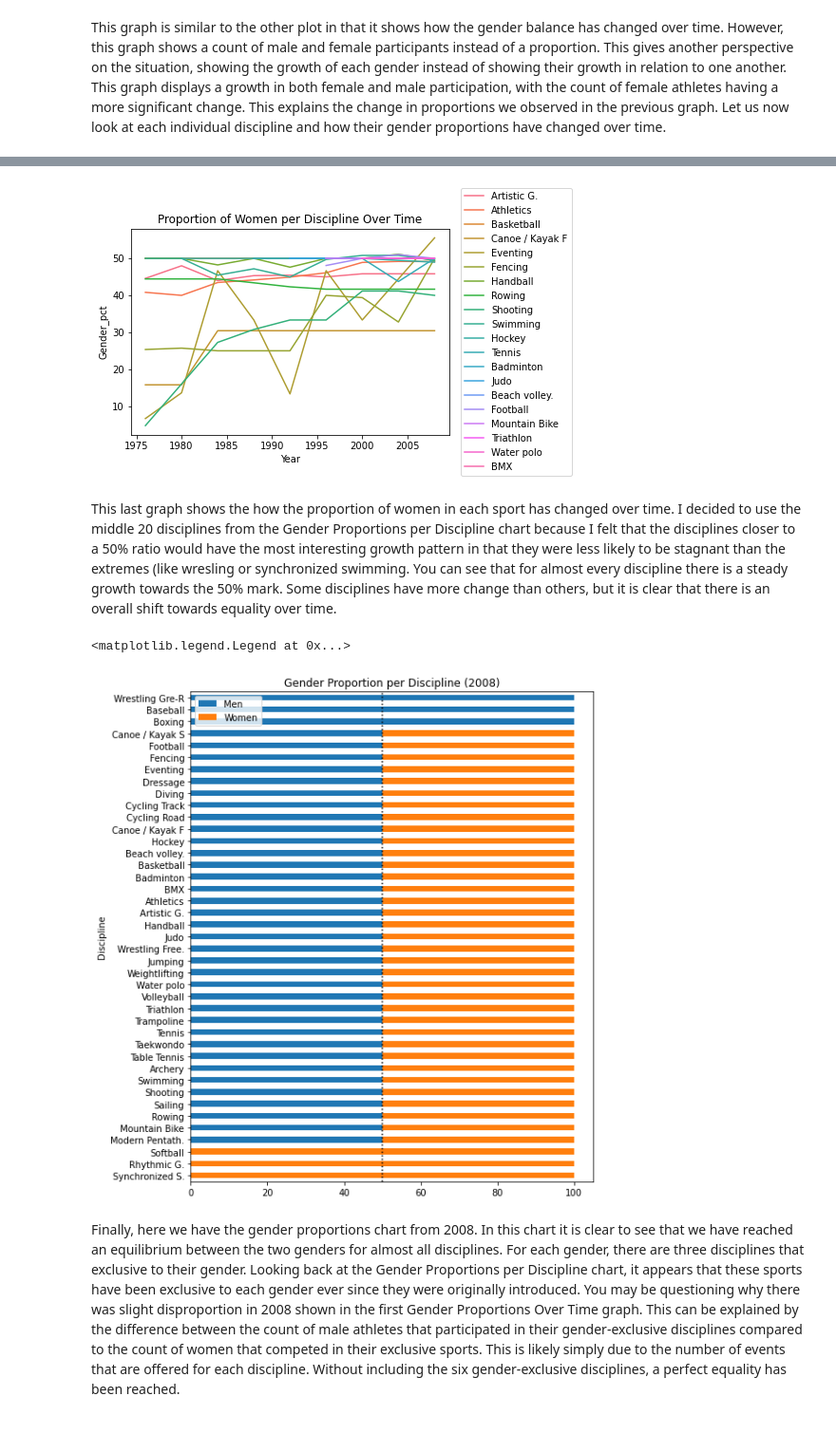
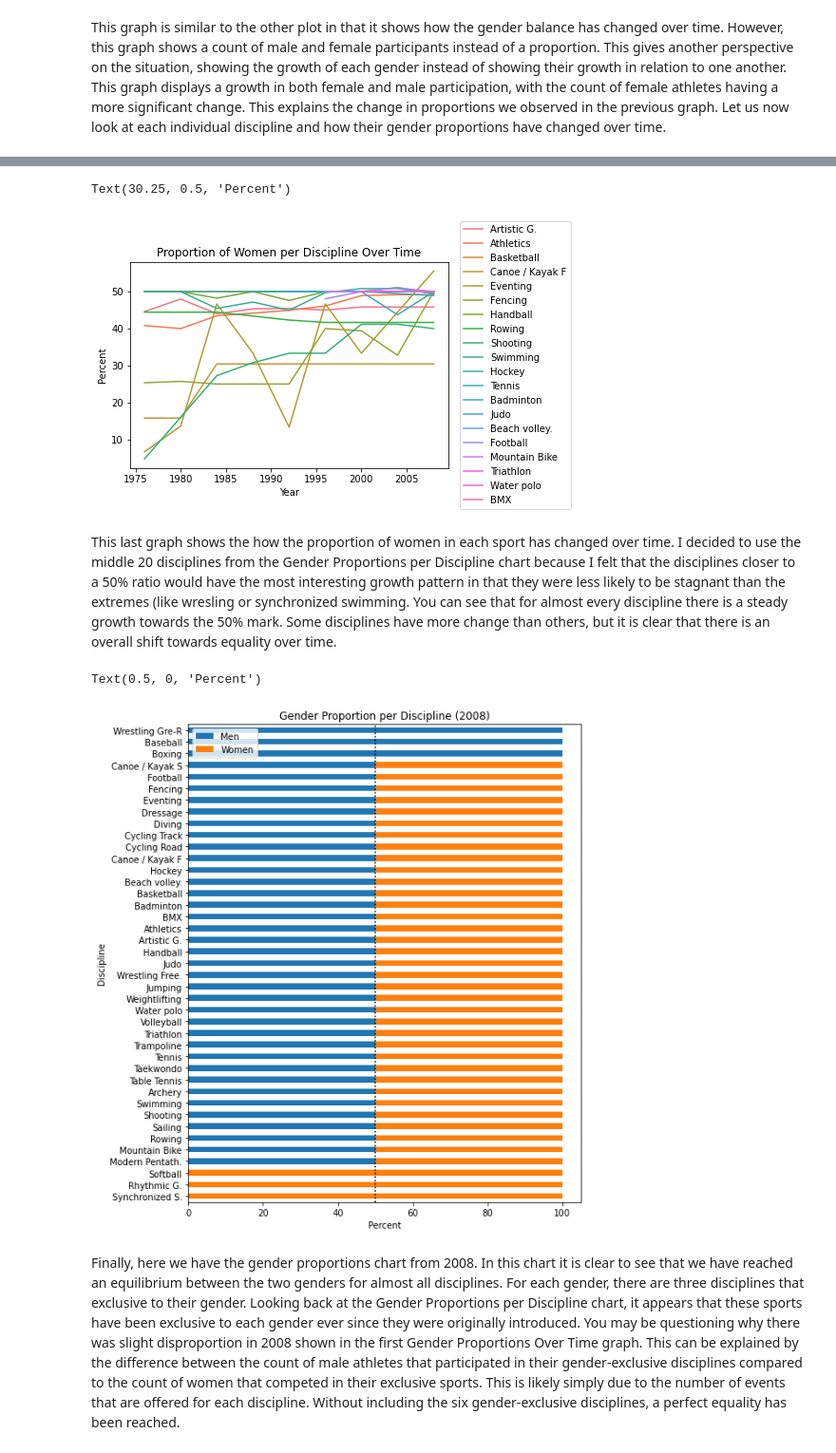
Before and after one commit to data301-2020-winter2/course-project-group_1053, a Jupyter notebook: analysis/Analysis.ipynb, the cells around one changed output, grey strips where cells are left out. Shown: that part at 95% size. Saved outputs shown, nothing was run; the diff lists cells and outputs as text; code cells hidden in the pictures.

```diff
--- a/analysis/Analysis.ipynb
+++ b/analysis/Analysis.ipynb
@@ -75,8 +74,10 @@ wmn_proportions = sns.lineplot(x='Year', y='Gender_pct', hue = 'Discipline', dat
 wmn_proportions.set_title('Proportion of Women per Discipline Over Time')
 plt.legend(loc="center right", bbox_to_anchor=(1.4, 0.5))
 plt.savefig('wmn_proportions.png', dpi=300)
+wmn_proportions.set_ylabel("Percent")
 # %% [output]
+Text(30.25, 0.5, 'Percent')
-[figure, old version]
+[figure, new version]
 # %% [markdown]
 This last graph shows the how the proportion of women in each sport has changed over time. I decided to use the middle 20 disciplines from the Gender Proportions per Discipline chart because I felt that the disciplines closer to a 50% ratio would have the most interesting growth pattern in that they were less likely to be stagnant than the extremes (like wresling or synchronized swimming. You can see that for almost every discipline there is a steady growth towards the 50% mark. Some disciplines have more change than others, but it is clear that there is an overall shift towards equality over time.
 # %%
@@ -87,10 +88,11 @@ df2 = df2.sort_values(by=['Men'], ascending=True)
 # %%
 gender_proportions_2008 = df2.plot(kind='barh', stacked='True', figsize=(8, 10), title='Gender Proportion per Discipline (2008)')
 gender_proportions_2008.axvline(50, ls=':', color='black')
 plt.legend(loc="upper left")
+gender_proportions_2008.set_xlabel("Percent")
 # %% [output]
-<matplotlib.legend.Legend at 0x...>
+Text(0.5, 0, 'Percent')
-[figure, old version]
+[figure, new version]
 # %% [markdown]
 Finally, here we have the gender proportions chart from 2008. In this chart it is clear to see that we have reached an equilibrium between the two genders for almost all disciplines. For each gender, there are three disciplines that exclusive to their gender. Looking back at the Gender Proportions per Discipline chart, it appears that these sports have been exclusive to each gender ever since they were originally introduced. You may be questioning why there was slight disproportion in 2008 shown in the first Gender Proportions Over Time graph. This can be explained by the difference between the count of male athletes that participated in their gender-exclusive disciplines compared to the count of women that competed in their exclusive sports. This is likely simply due to the number of events that are offered for each discipline. Without including the six gender-exclusive disciplines, a perfect equality has been reached.
 # %% [markdown]
```
Also changed, not shown: parts of 5 cells of this notebook, 4 other files.
